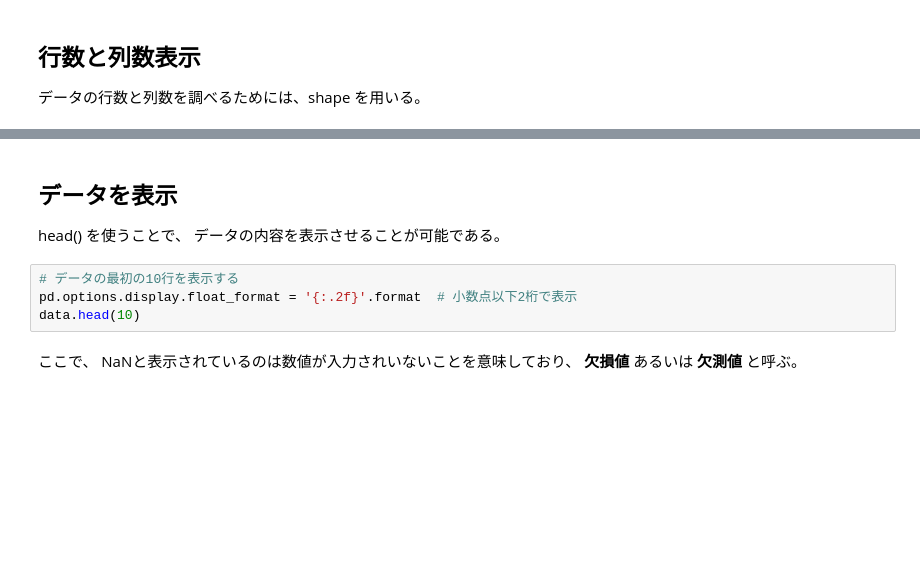
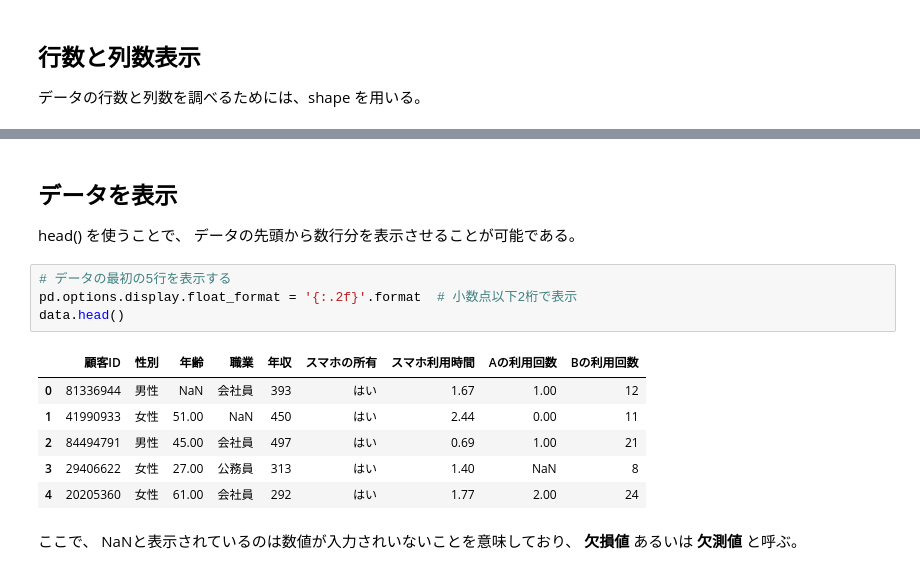
Before and after one commit to yajima-yasutoshi/DataScience, a Jupyter notebook: 20241206/基礎集計.ipynb, the cells around one changed output, grey strips where cells are left out. Cells and saved outputs as stored; diff of their text form; blank space fills up the shorter version.

```diff
--- a/20241206/基礎集計.ipynb
+++ b/20241206/基礎集計.ipynb
@@ -187,11 +208,18 @@ data.shape[0]
 # %% [markdown]
 ## データを表示
 head() を使うことで、
-データの内容を表示させることが可能である。
+データの先頭から数行分を表示させることが可能である。
 # %%
-# データの最初の10行を表示する
+# データの最初の5行を表示する
 pd.options.display.float_format = '{:.2f}'.format  # 小数点以下2桁で表示
-data.head(10)
+data.head()
+# %% [output]
+|  | 顧客ID | 性別 | 年齢 | 職業 | 年収 | スマホの所有 | スマホ利用時間 | Aの利用回数 | Bの利用回数 |
+| 0 | 81336944 | 男性 | NaN | 会社員 | 393 | はい | 1.67 | 1.00 | 12 |
+| 1 | 41990933 | 女性 | 51.00 | NaN | 450 | はい | 2.44 | 0.00 | 11 |
+| 2 | 84494791 | 男性 | 45.00 | 会社員 | 497 | はい | 0.69 | 1.00 | 21 |
+| 3 | 29406622 | 女性 | 27.00 | 公務員 | 313 | はい | 1.40 | NaN | 8 |
+| 4 | 20205360 | 女性 | 61.00 | 会社員 | 292 | はい | 1.77 | 2.00 | 24 |
 # %% [markdown]
 ここで、
 NaNと表示されているのは数値が入力されいないことを意味しており、
```
Also changed, not shown: parts of 77 cells of this notebook.
